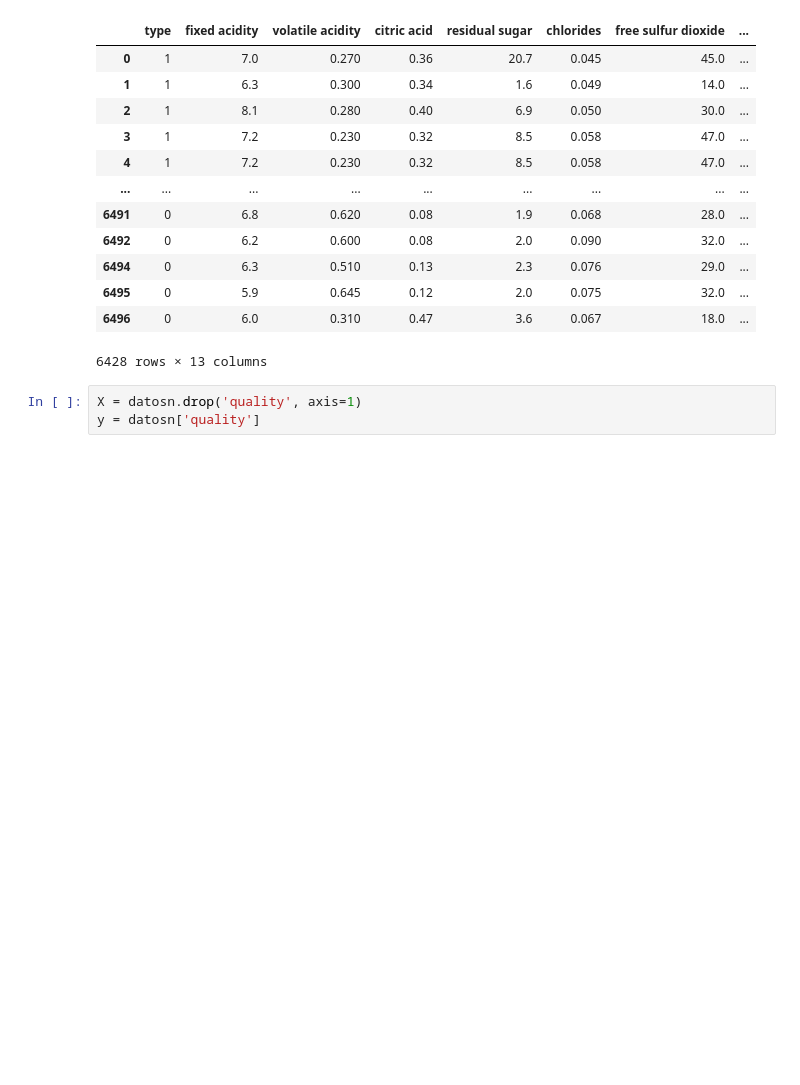
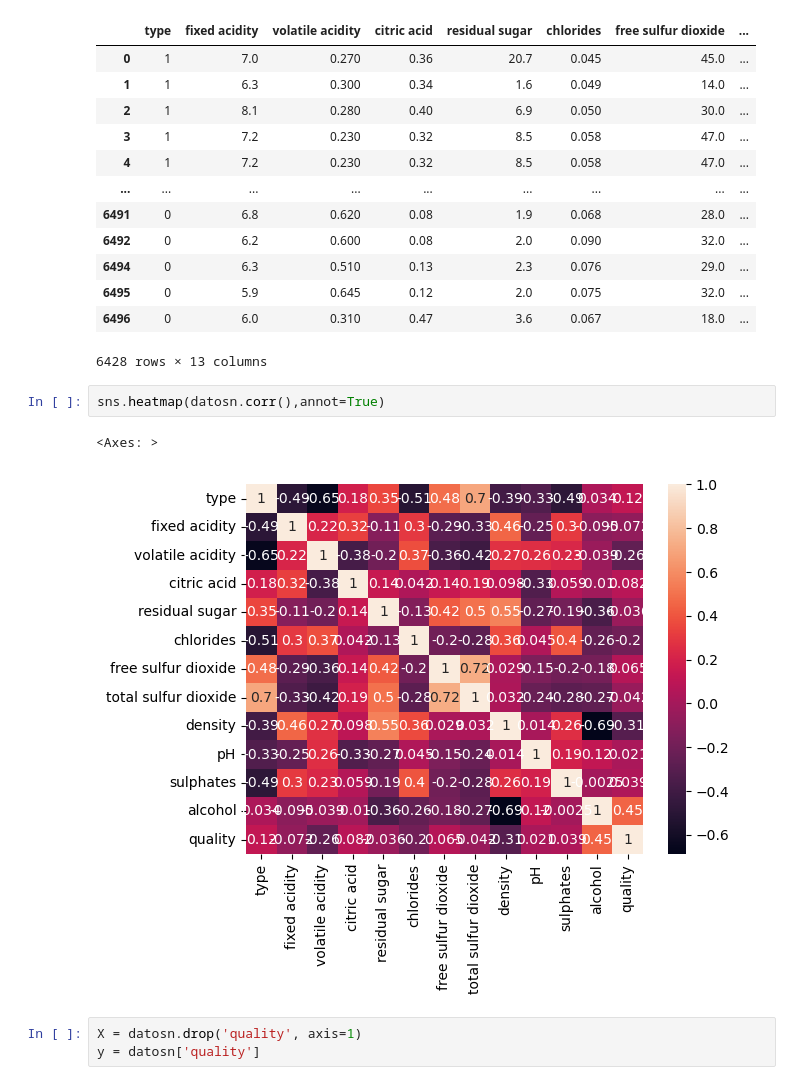
Before and after one commit to Eriik12/PROYECTO, a Jupyter notebook: VINO/Calidad del Vino.ipynb, the cells around one changed output. Drawn from its saved outputs; the diff is of its cells as text; blank space fills up the shorter version.

```diff
--- a/VINO/Calidad del Vino.ipynb
+++ b/VINO/Calidad del Vino.ipynb
@@ -57,6 +82,11 @@ datosn
 | 6495 | 0 | 5.9 | 0.645 | 0.12 | 2.0 | 0.075 | 32.0 | ... |
 | 6496 | 0 | 6.0 | 0.310 | 0.47 | 3.6 | 0.067 | 18.0 | ... |
 6428 rows × 13 columns
+# %%
+sns.heatmap(datosn.corr(),annot=True)
+# %% [output]
+<Axes: >
+[figure, added]
 # %%
 X = datosn.drop('quality', axis=1)
 y = datosn['quality']
```
Also changed, not shown: parts of 18 cells of this notebook.
